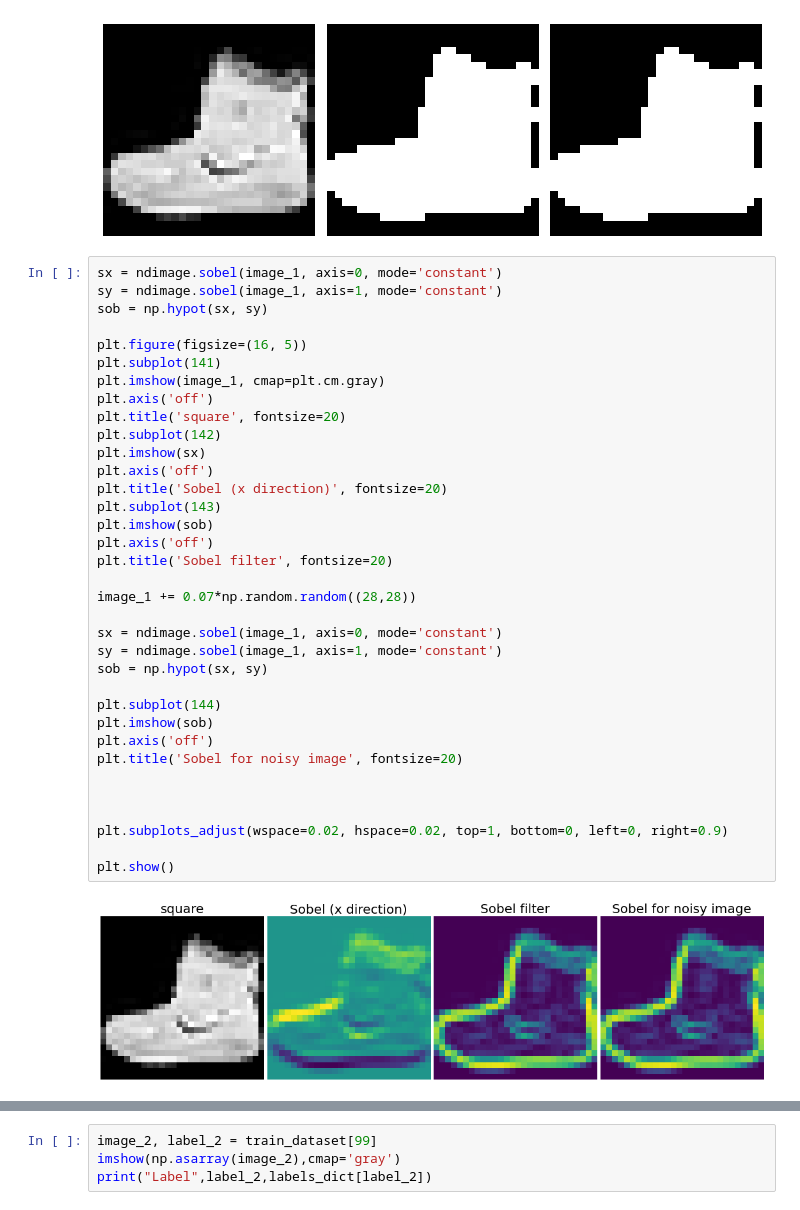
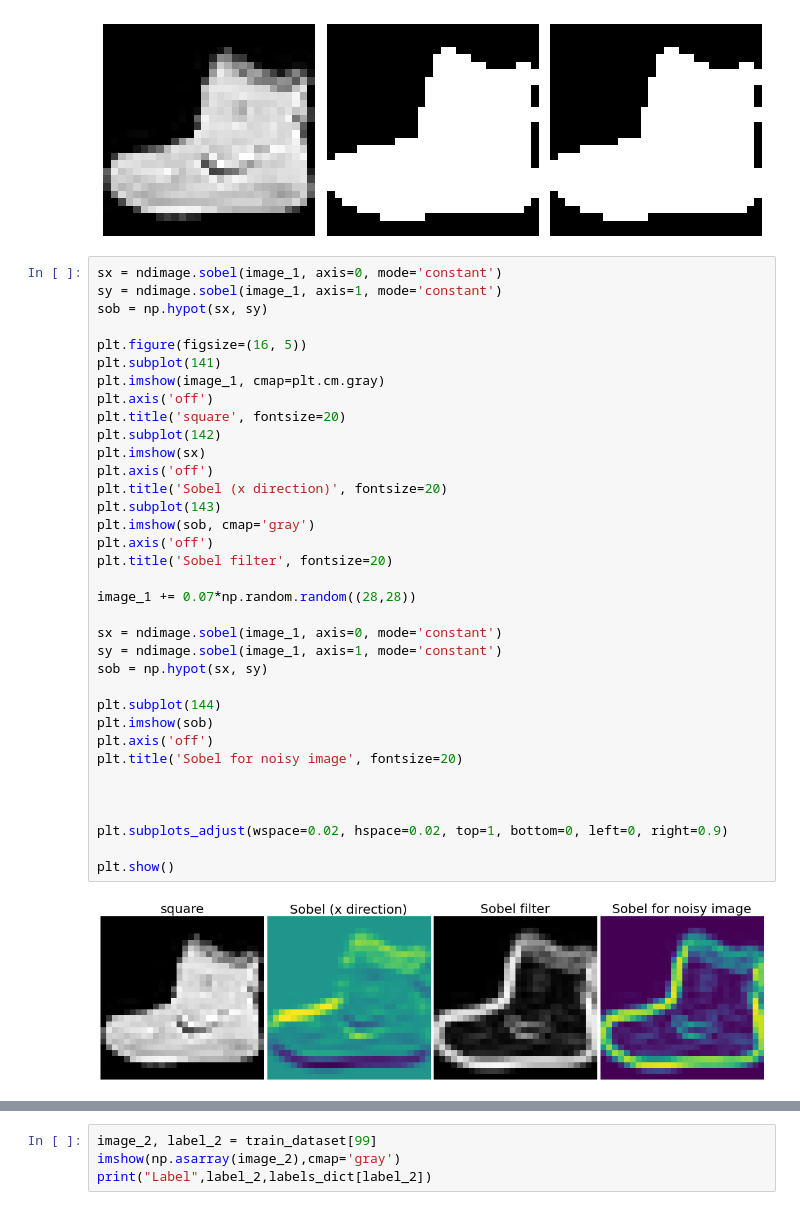
Before and after one commit to don3tan/MLCodingChallenge, a Jupyter notebook: FashionMNIST.ipynb, the cells around one changed output, grey strips where cells are left out. Cells and saved outputs as stored; diff of their text form.

```diff
--- a/FashionMNIST.ipynb
+++ b/FashionMNIST.ipynb
@@ -106,32 +118,32 @@ sob = np.hypot(sx, sy)
 plt.figure(figsize=(16, 5))
 plt.subplot(141)
 plt.imshow(image_1, cmap=plt.cm.gray)
 plt.axis('off')
 plt.title('square', fontsize=20)
 plt.subplot(142)
 plt.imshow(sx)
 plt.axis('off')
 plt.title('Sobel (x direction)', fontsize=20)
 plt.subplot(143)
-plt.imshow(sob)
+plt.imshow(sob, cmap='gray')
 plt.axis('off')
 plt.title('Sobel filter', fontsize=20)
 
 image_1 += 0.07*np.random.random((28,28))
 
 sx = ndimage.sobel(image_1, axis=0, mode='constant')
 sy = ndimage.sobel(image_1, axis=1, mode='constant')
 sob = np.hypot(sx, sy)
 
 plt.subplot(144)
 plt.imshow(sob)
 plt.axis('off')
 plt.title('Sobel for noisy image', fontsize=20)
 
 
 
 plt.subplots_adjust(wspace=0.02, hspace=0.02, top=1, bottom=0, left=0, right=0.9)
 
 plt.show()
 # %% [output]
-[figure, old version]
+[figure, new version]
```
Also changed, not shown: parts of 9 cells of this notebook.
